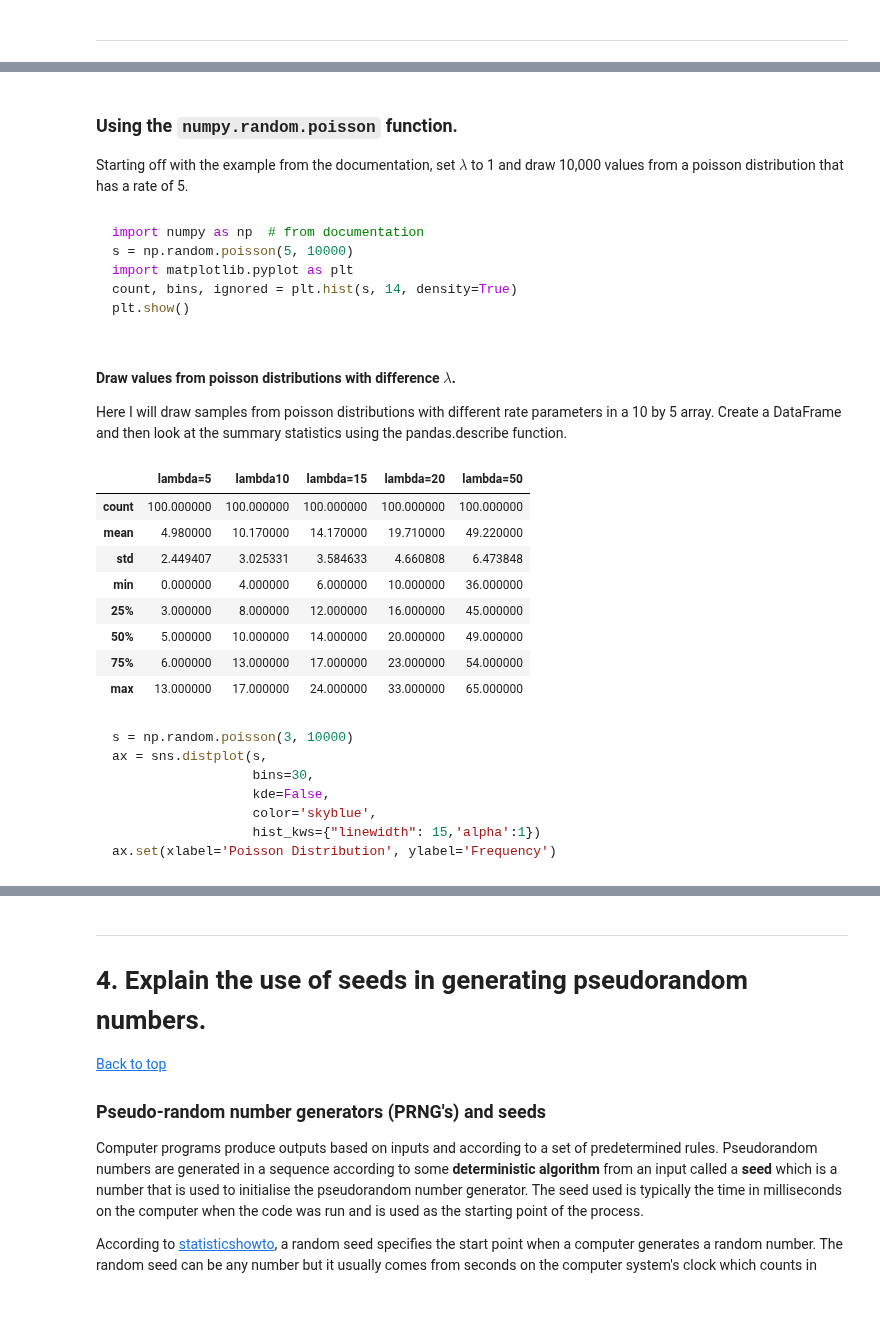
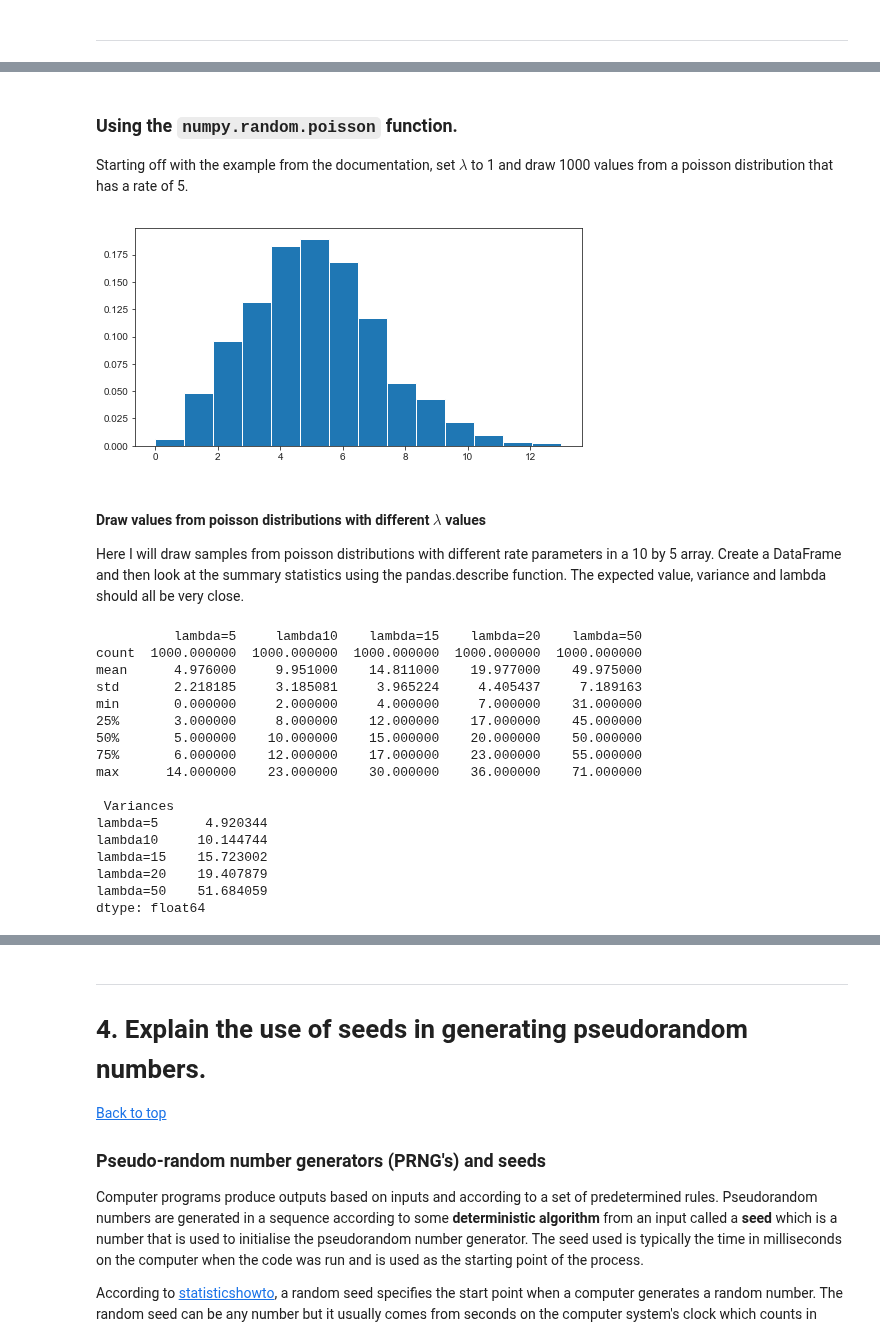
Before and after one commit to angela1C/Programming-for-Data-Analysis-numpy.random-project-2019, a Jupyter notebook: NumpyRandom.ipynb, the cells around one changed output, grey strips where cells are left out. Drawn from its saved outputs; the diff is of its cells as text; code cells hidden in the pictures; blank space fills up the shorter version.

````diff
--- a/NumpyRandom.ipynb
+++ b/NumpyRandom.ipynb
@@ -1394,18 +1387,21 @@ The second paramenter is how many numbers to generate, defaults to a single numb
 # %% [markdown]
 ### Using the `numpy.random.poisson` function.
-Starting off with the example from the documentation, set $\lambda$ to 1 and draw 10,000 values from a poisson distribution that has a rate of 5.
+Starting off with the example from the documentation, set $\lambda$ to 1 and draw 1000 values from a poisson distribution that has a rate of 5.
-# %% [markdown]
-```python
-import numpy as np  # from documentation
-s = np.random.poisson(5, 10000)
-import matplotlib.pyplot as plt
-count, bins, ignored = plt.hist(s, 14, density=True)
-plt.show()
-```
+# %%
+
+import numpy as np  # from documentation
+plt.figure(figsize=(8,4)) # set the figure size
+s = np.random.poisson(5, 1000) # lambda 5, 1000 samples
+import matplotlib.pyplot as plt
+count, bins, ignored = plt.hist(s, 14, density=True) # plot histogram of values
+plt.show()
+# %% [output]
+[figure, added]
 # %% [markdown]
-#### Draw values from poisson distributions with difference $\lambda$.
+#### Draw values from poisson distributions with different $\lambda$ values
 
 Here I will draw samples from poisson distributions with different rate parameters in a 10 by 5 array.
 Create a DataFrame and then look at the summary statistics using the pandas.describe function.
+The expected value, variance and lambda should all be very close.
 # %%
 # Draw each 10 values for lambda 5,10,15,20 and 50
@@ -1413,25 +1409,24 @@ s = np.random.poisson(lam=(5, 10,15,20,50), size=(100, 5))
 # %%
 import pandas as pd
 poissondf= pd.DataFrame(s, columns=['lambda=5','lambda10','lambda=15','lambda=20','lambda=50'])
-poissondf
-poissondf.describe()
+print(poissondf.describe())
+print("\n Variances")
+print(poissondf.var())
 # %% [output]
-|  | lambda=5 | lambda10 | lambda=15 | lambda=20 | lambda=50 |
-| count | 100.000000 | 100.000000 | 100.000000 | 100.000000 | 100.000000 |
-| mean | 4.980000 | 10.170000 | 14.170000 | 19.710000 | 49.220000 |
-| std | 2.449407 | 3.025331 | 3.584633 | 4.660808 | 6.473848 |
-| min | 0.000000 | 4.000000 | 6.000000 | 10.000000 | 36.000000 |
-| 25% | 3.000000 | 8.000000 | 12.000000 | 16.000000 | 45.000000 |
-| 50% | 5.000000 | 10.000000 | 14.000000 | 20.000000 | 49.000000 |
-| 75% | 6.000000 | 13.000000 | 17.000000 | 23.000000 | 54.000000 |
-| max | 13.000000 | 17.000000 | 24.000000 | 33.000000 | 65.000000 |
+          lambda=5     lambda10    lambda=15    lambda=20    lambda=50
+count  1000.000000  1000.000000  1000.000000  1000.000000  1000.000000
+mean      4.976000     9.951000    14.811000    19.977000    49.975000
+std       2.218185     3.185081     3.965224     4.405437     7.189163
+min       0.000000     2.000000     4.000000     7.000000    31.000000
+25%       3.000000     8.000000    12.000000    17.000000    45.000000
+50%       5.000000    10.000000    15.000000    20.000000    50.000000
+75%       6.000000    12.000000    17.000000    23.000000    55.000000
+max      14.000000    23.000000    30.000000    36.000000    71.000000
+
+ Variances
+lambda=5      4.920344
+lambda10     10.144744
+lambda=15    15.723002
+lambda=20    19.407879
+lambda=50    51.684059
+dtype: float64
-# %% [markdown]
-```python
-s = np.random.poisson(3, 10000)
-ax = sns.distplot(s,
-                  bins=30,
-                  kde=False,
-                  color='skyblue',
-                  hist_kws={"linewidth": 15,'alpha':1})
-ax.set(xlabel='Poisson Distribution', ylabel='Frequency')
-```
````
Also changed, not shown: parts of 26 cells of this notebook, 2 other files.
